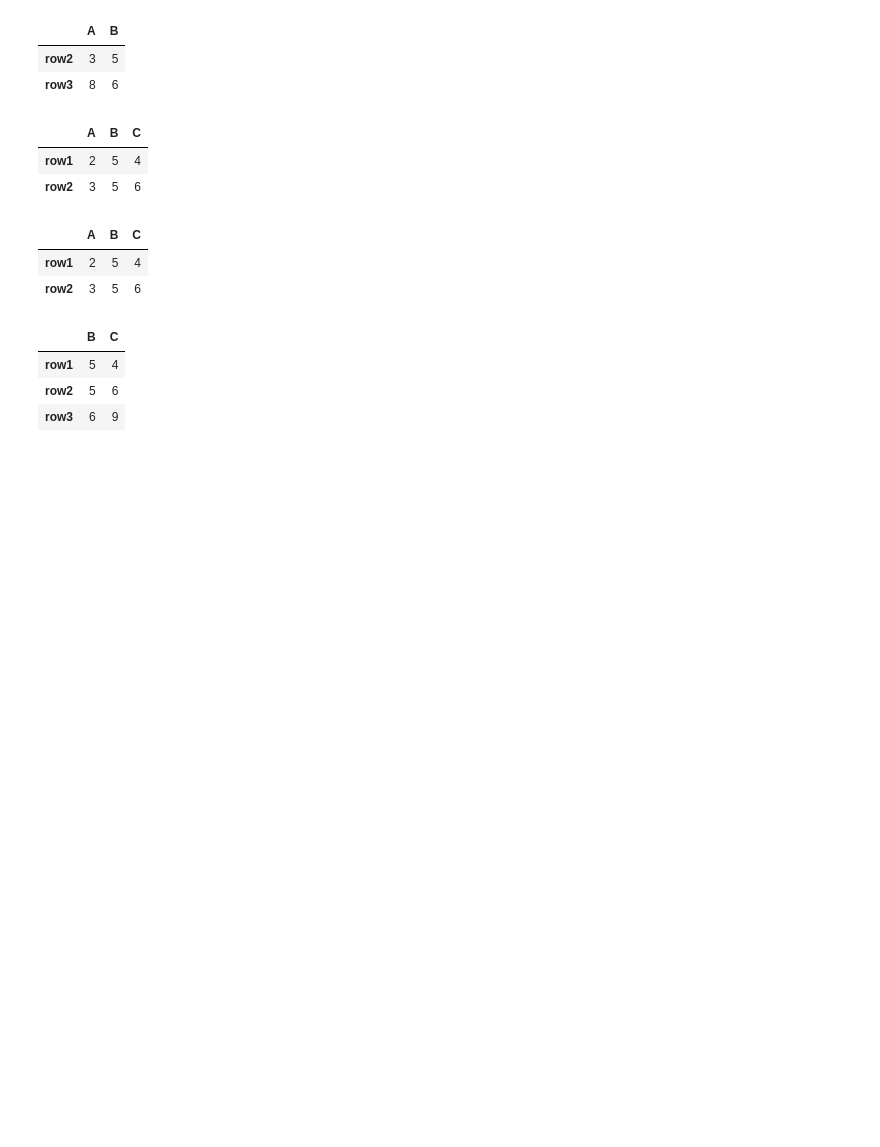
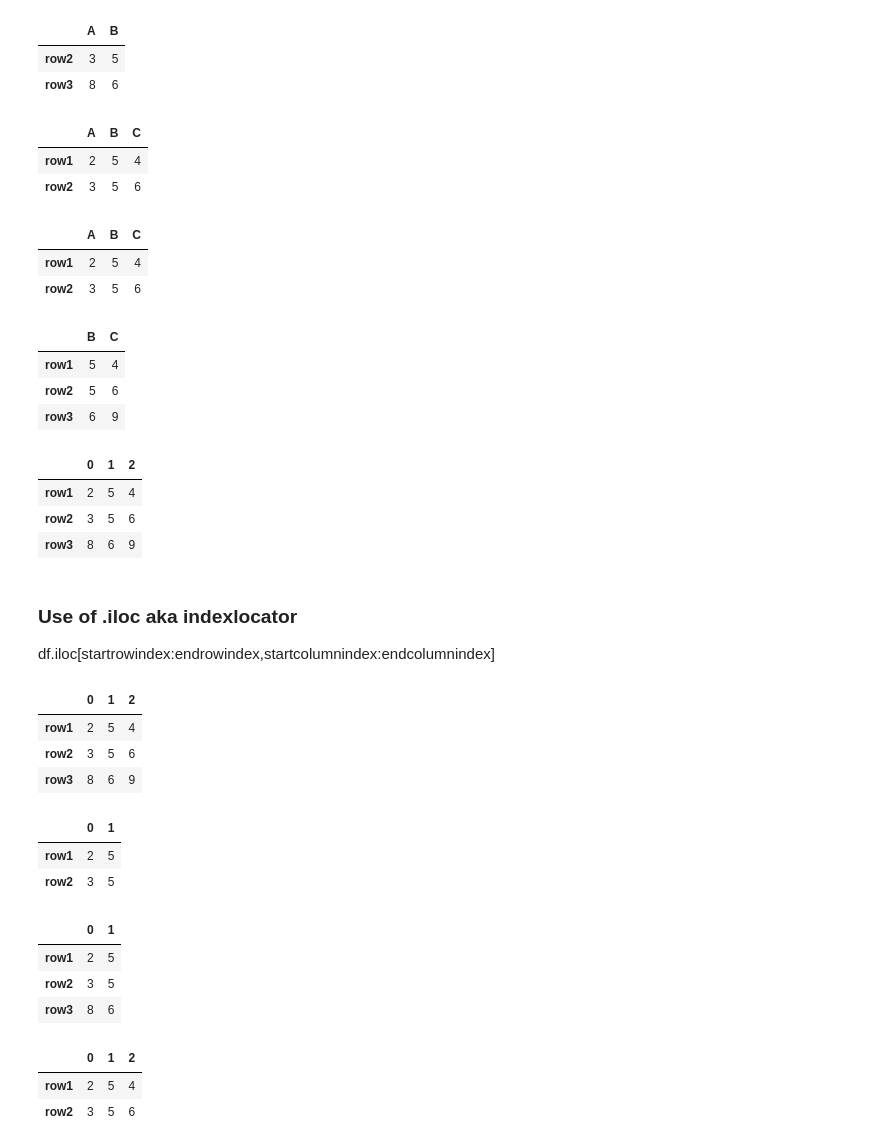
Before and after one commit to parqcxsmxxxii/python-exam, a Jupyter notebook: pandasdf.ipynb, the cells around one changed output. Saved outputs shown, nothing was run; the diff lists cells and outputs as text; code cells hidden in the pictures; blank space fills up the shorter version.

Commit message:
dataframe .iloc data access

```diff
--- a/pandasdf.ipynb
+++ b/pandasdf.ipynb
@@ -356,3 +356,39 @@ pdf4.loc[:,"B":"C"] # all row selected columns
 | row1 | 5 | 4 |
 | row2 | 5 | 6 |
 | row3 | 6 | 9 |
+# %%
+pdf3
+# %% [output]
+|  | 0 | 1 | 2 |
+| row1 | 2 | 5 | 4 |
+| row2 | 3 | 5 | 6 |
+| row3 | 8 | 6 | 9 |
+# %% [markdown]
+### Use of .iloc aka indexlocator
+df.iloc[startrowindex:endrowindex,startcolumnindex:endcolumnindex]
+# %%
+pdf3.iloc[0:3,0:3]
+# %% [output]
+|  | 0 | 1 | 2 |
+| row1 | 2 | 5 | 4 |
+| row2 | 3 | 5 | 6 |
+| row3 | 8 | 6 | 9 |
+# %%
+pdf3.iloc[0:2,0:2]
+# %% [output]
+|  | 0 | 1 |
+| row1 | 2 | 5 |
+| row2 | 3 | 5 |
+# %%
+pdf3.iloc[:,0:2]
+# %% [output]
+|  | 0 | 1 |
+| row1 | 2 | 5 |
+| row2 | 3 | 5 |
+| row3 | 8 | 6 |
+# %%
+pdf3.iloc[0:2,:]
+# %% [output]
+|  | 0 | 1 | 2 |
+| row1 | 2 | 5 | 4 |
+| row2 | 3 | 5 | 6 |
```
